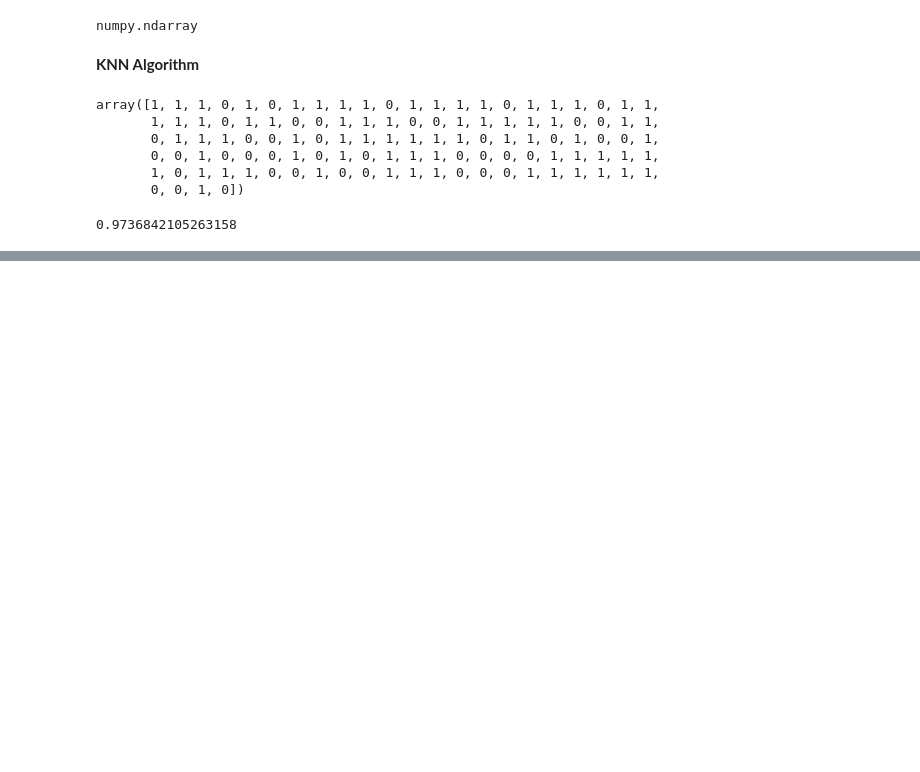
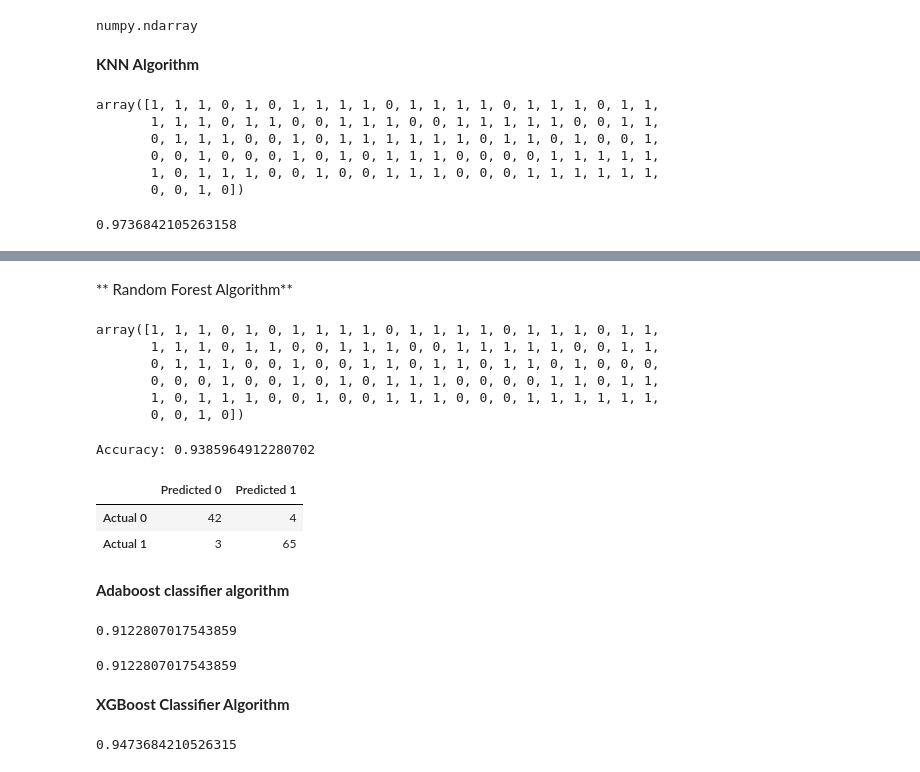
Before and after one commit to deshmukhpranoti/Cancer-Predictor, a Jupyter notebook: breast_cancer_.ipynb, the cells around one changed output, grey strips where cells are left out. Saved outputs shown, nothing was run; the diff lists cells and outputs as text; code cells hidden in the pictures; blank space fills up the shorter version.

```diff
--- a/breast_cancer_.ipynb
+++ b/breast_cancer_.ipynb
@@ -174,0 +242,71 @@ result = my_model.fit(X_train,y_train)
+# %% [markdown]
+** Random Forest Algorithm**
+# %%
+from sklearn.ensemble import RandomForestClassifier
+my_model = RandomForestClassifier(n_estimators = 50, criterion = 'entropy', random_state = 42)
+result=my_model.fit(X_train, y_train)
+# %%
+predictions = result.predict(X_test)
+# %%
+
+predictions
+# %% [output]
+array([1, 1, 1, 0, 1, 0, 1, 1, 1, 1, 0, 1, 1, 1, 1, 0, 1, 1, 1, 0, 1, 1,
+       1, 1, 1, 0, 1, 1, 0, 0, 1, 1, 1, 0, 0, 1, 1, 1, 1, 1, 0, 0, 1, 1,
+       0, 1, 1, 1, 0, 0, 1, 0, 0, 1, 1, 0, 1, 1, 0, 1, 1, 0, 1, 0, 0, 0,
+       0, 0, 0, 1, 0, 0, 1, 0, 1, 0, 1, 1, 1, 0, 0, 0, 0, 1, 1, 0, 1, 1,
+       1, 0, 1, 1, 1, 0, 0, 1, 0, 0, 1, 1, 1, 0, 0, 0, 1, 1, 1, 1, 1, 1,
+       0, 0, 1, 0])
+# %%
+print("Accuracy:",metrics.accuracy_score(y_test, predictions))
+# %% [output]
+Accuracy: 0.9385964912280702
+# %%
+
+import seaborn as sn
+from sklearn.metrics import confusion_matrix
+conf_matrix =confusion_matrix(predictions,y_test)
+confusion_df = pd.DataFrame(conf_matrix, index=['Actual 0','Actual 1'], columns=['Predicted 0','Predicted 1'])
+confusion_df
+# %% [output]
+|  | Predicted 0 | Predicted 1 |
+| Actual 0 | 42 | 4 |
+| Actual 1 | 3 | 65 |
+# %% [markdown]
+**Adaboost classifier algorithm**
+# %%
+
+from sklearn.ensemble import AdaBoostClassifier
+adb_classifier = AdaBoostClassifier(DecisionTreeClassifier(criterion = 'entropy', random_state = 200),
+                                    n_estimators=2000,
+                                    learning_rate=0.1,
+                                    algorithm='SAMME.R',
+                                    random_state=1,)
+adb_classifier.fit(X_train, y_train)
+y_pred_adb = adb_classifier.predict(X_test)
+accuracy_score(y_test, y_pred_adb)
+# %% [output]
+0.9122807017543859
+# %%
+# Train with Standard scaled Data
+adb_classifier2 = AdaBoostClassifier(DecisionTreeClassifier(criterion = 'entropy', random_state = 200),
+                                    n_estimators=2000,
+                                    learning_rate=0.1,
+                                    algorithm='SAMME.R',
+                                    random_state=1,)
+adb_classifier2.fit(X_train, y_train)
+y_pred_adb_sc = adb_classifier2.predict(X_test)
+accuracy_score(y_test, y_pred_adb_sc)
+# %% [output]
+0.9122807017543859
+# %% [markdown]
+**XGBoost Classifier Algorithm**
+# %%
+# XGBoost Classifier
+from xgboost import XGBClassifier
+xgb_classifier = XGBClassifier()
+xgb_classifier.fit(X_train, y_train)
+y_pred_xgb = xgb_classifier.predict(X_test)
+accuracy_score(y_test, y_pred_xgb)
+# %% [output]
+0.9473684210526315
```
Also changed, not shown: parts of 33 cells of this notebook.
